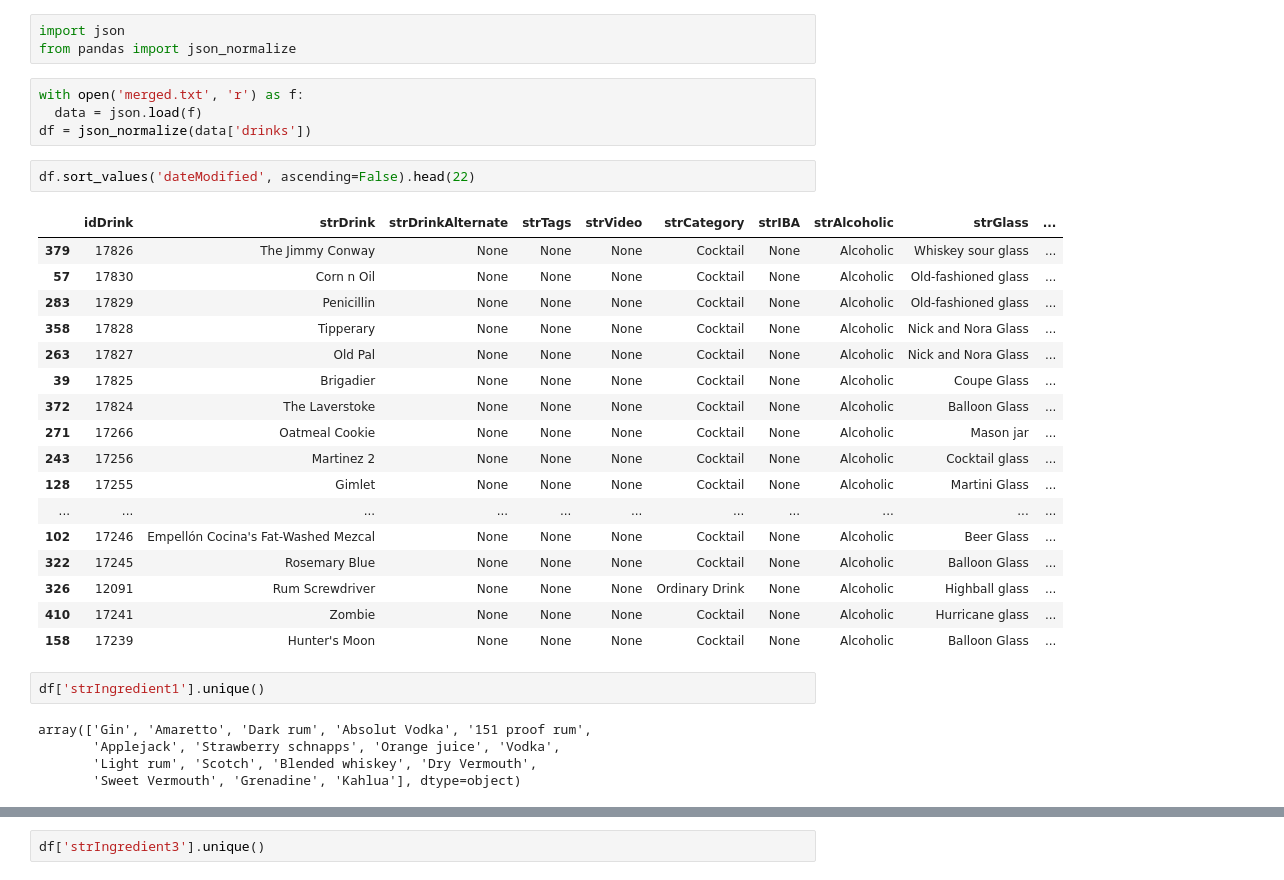
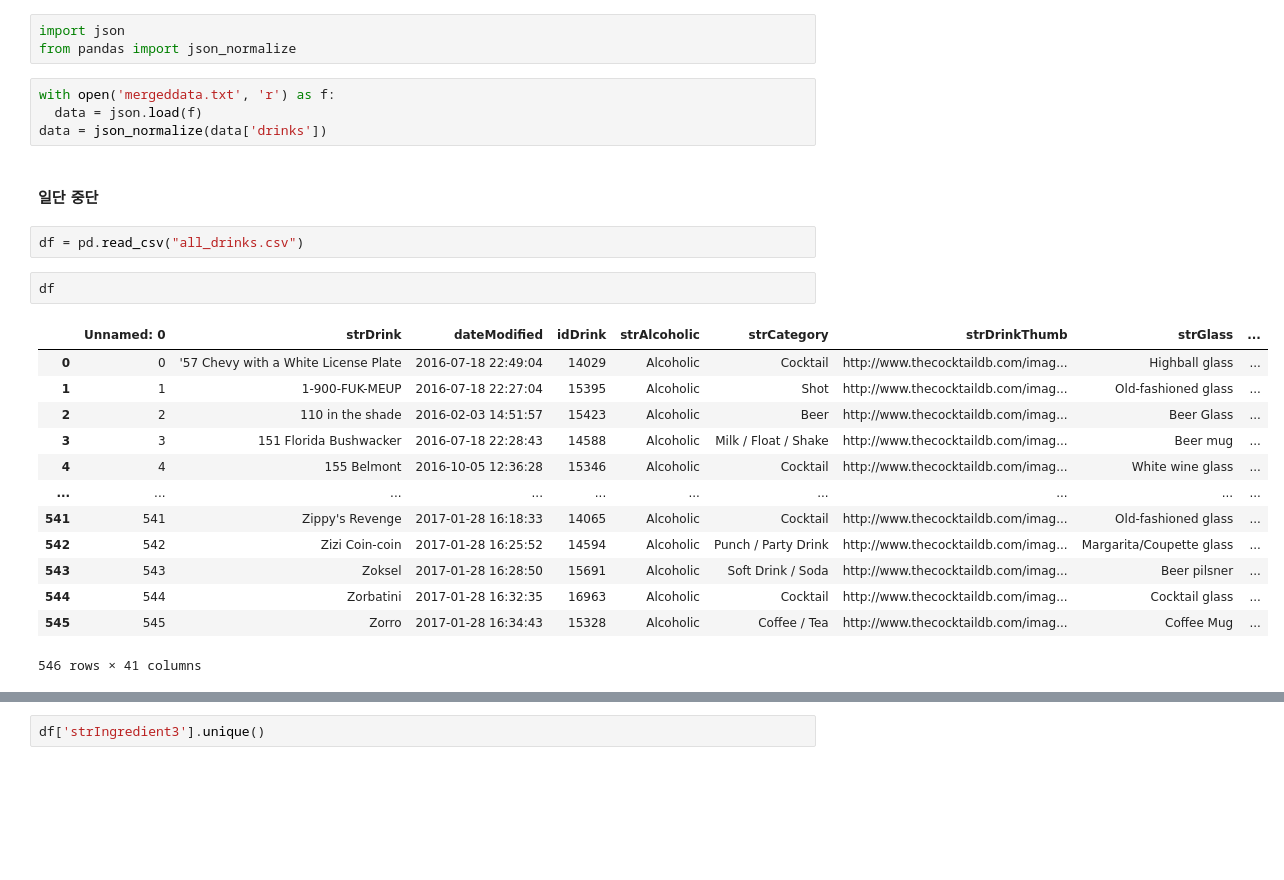
Before and after one commit to yk-Jeong/Codestates_Project, a Jupyter notebook: AI_08_정유경_Section3.ipynb, the cells around one changed output, grey strips where cells are left out. Drawn from its saved outputs; the diff is of its cells as text; blank space fills up the shorter version.

```diff
--- a/AI_08_정유경_Section3.ipynb
+++ b/AI_08_정유경_Section3.ipynb
@@ -31,33 +22,26 @@ https://www.thecocktaildb.com/api/json/v1/1/search.php?f=z
 import json
 from pandas import json_normalize
 # %%
-with open('merged.txt', 'r') as f:
+with open('mergeddata.txt', 'r') as f:
   data = json.load(f)
-df = json_normalize(data['drinks'])
+data = json_normalize(data['drinks'])
-# %%
-df.sort_values('dateModified', ascending=False).head(22)
-# %% [output]
-|  | idDrink | strDrink | strDrinkAlternate | strTags | strVideo | strCategory | strIBA | strAlcoholic | strGlass | ... |
-| 379 | 17826 | The Jimmy Conway | None | None | None | Cocktail | None | Alcoholic | Whiskey sour glass | ... |
-| 57 | 17830 | Corn n Oil | None | None | None | Cocktail | None | Alcoholic | Old-fashioned glass | ... |
-| 283 | 17829 | Penicillin | None | None | None | Cocktail | None | Alcoholic | Old-fashioned glass | ... |
-| 358 | 17828 | Tipperary | None | None | None | Cocktail | None | Alcoholic | Nick and Nora Glass | ... |
-| 263 | 17827 | Old Pal | None | None | None | Cocktail | None | Alcoholic | Nick and Nora Glass | ... |
-| 39 | 17825 | Brigadier | None | None | None | Cocktail | None | Alcoholic | Coupe Glass | ... |
-| 372 | 17824 | The Laverstoke | None | None | None | Cocktail | None | Alcoholic | Balloon Glass | ... |
-| 271 | 17266 | Oatmeal Cookie | None | None | None | Cocktail | None | Alcoholic | Mason jar | ... |
-| 243 | 17256 | Martinez 2 | None | None | None | Cocktail | None | Alcoholic | Cocktail glass | ... |
-| 128 | 17255 | Gimlet | None | None | None | Cocktail | None | Alcoholic | Martini Glass | ... |
-| ... | ... | ... | ... | ... | ... | ... | ... | ... | ... | ... |
-| 102 | 17246 | Empellón Cocina's Fat-Washed Mezcal | None | None | None | Cocktail | None | Alcoholic | Beer Glass | ... |
-| 322 | 17245 | Rosemary Blue | None | None | None | Cocktail | None | Alcoholic | Balloon Glass | ... |
-| 326 | 12091 | Rum Screwdriver | None | None | None | Ordinary Drink | None | Alcoholic | Highball glass | ... |
-| 410 | 17241 | Zombie | None | None | None | Cocktail | None | Alcoholic | Hurricane glass | ... |
-| 158 | 17239 | Hunter's Moon | None | None | None | Cocktail | None | Alcoholic | Balloon Glass | ... |
+# %% [markdown]
+#### 일단 중단
+# %%
+df = pd.read_csv("all_drinks.csv")
 # %%
-df['strIngredient1'].unique()
+df
 # %% [output]
+|  | Unnamed: 0 | strDrink | dateModified | idDrink | strAlcoholic | strCategory | strDrinkThumb | strGlass | ... |
+| 0 | 0 | '57 Chevy with a White License Plate | 2016-07-18 22:49:04 | 14029 | Alcoholic | Cocktail | http://www.thecocktaildb.com/imag... | Highball glass | ... |
+| 1 | 1 | 1-900-FUK-MEUP | 2016-07-18 22:27:04 | 15395 | Alcoholic | Shot | http://www.thecocktaildb.com/imag... | Old-fashioned glass | ... |
+| 2 | 2 | 110 in the shade | 2016-02-03 14:51:57 | 15423 | Alcoholic | Beer | http://www.thecocktaildb.com/imag... | Beer Glass | ... |
+| 3 | 3 | 151 Florida Bushwacker | 2016-07-18 22:28:43 | 14588 | Alcoholic | Milk / Float / Shake | http://www.thecocktaildb.com/imag... | Beer mug | ... |
+| 4 | 4 | 155 Belmont | 2016-10-05 12:36:28 | 15346 | Alcoholic | Cocktail | http://www.thecocktaildb.com/imag... | White wine glass | ... |
+| ... | ... | ... | ... | ... | ... | ... | ... | ... | ... |
+| 541 | 541 | Zippy's Revenge | 2017-01-28 16:18:33 | 14065 | Alcoholic | Cocktail | http://www.thecocktaildb.com/imag... | Old-fashioned glass | ... |
+| 542 | 542 | Zizi Coin-coin | 2017-01-28 16:25:52 | 14594 | Alcoholic | Punch / Party Drink | http://www.thecocktaildb.com/imag... | Margarita/Coupette glass | ... |
+| 543 | 543 | Zoksel | 2017-01-28 16:28:50 | 15691 | Alcoholic | Soft Drink / Soda | http://www.thecocktaildb.com/imag... | Beer pilsner | ... |
+| 544 | 544 | Zorbatini | 2017-01-28 16:32:35 | 16963 | Alcoholic | Cocktail | http://www.thecocktaildb.com/imag... | Cocktail glass | ... |
+| 545 | 545 | Zorro | 2017-01-28 16:34:43 | 15328 | Alcoholic | Coffee / Tea | http://www.thecocktaildb.com/imag... | Coffee Mug | ... |
-array(['Gin', 'Amaretto', 'Dark rum', 'Absolut Vodka', '151 proof rum',
-       'Applejack', 'Strawberry schnapps', 'Orange juice', 'Vodka',
-       'Light rum', 'Scotch', 'Blended whiskey', 'Dry Vermouth',
-       'Sweet Vermouth', 'Grenadine', 'Kahlua'], dtype=object)
+546 rows × 41 columns
```
Also changed, not shown: parts of 20 cells of this notebook.
